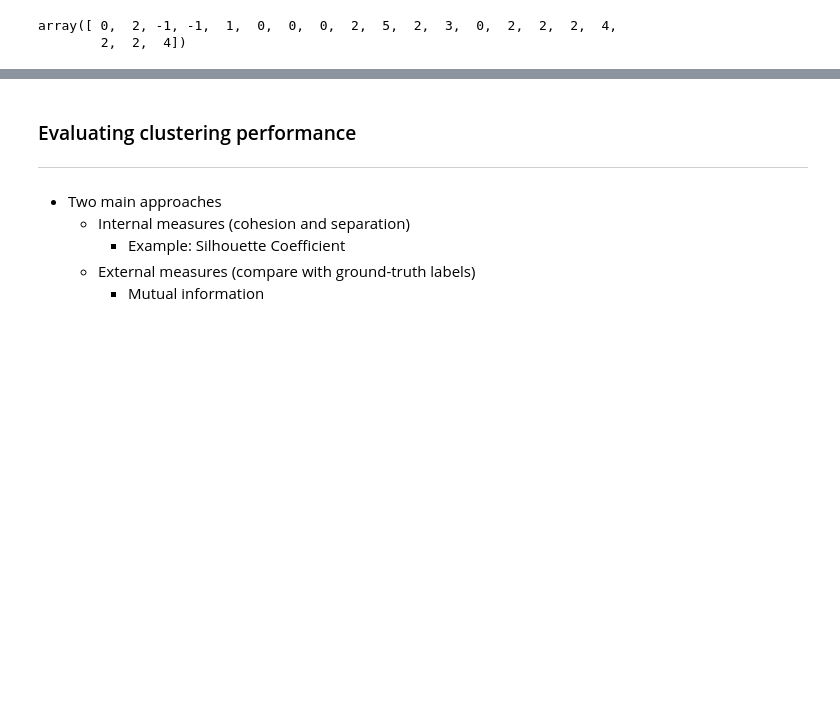
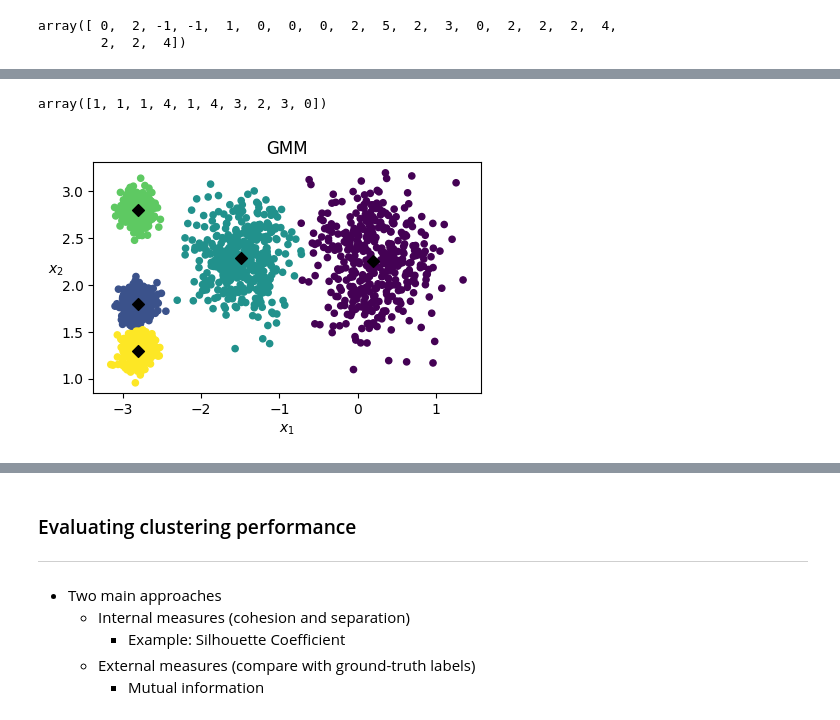
Before and after one commit to farhad-pourkamali/MATH6388, a Jupyter notebook: Lecture6_Clustering.ipynb, the cells around one changed output, grey strips where cells are left out. Saved outputs shown, nothing was run; the diff lists cells and outputs as text; code cells hidden in the pictures; blank space fills up the shorter version.

```diff
--- a/Lecture6_Clustering.ipynb
+++ b/Lecture6_Clustering.ipynb
@@ -472,0 +512,6 @@ array([ 0,  2, -1, -1,  1,  0,  0,  0,  2,  5,  2,  3,  0,  2,  2,  2,  4,
+# %%
+from sklearn.mixture import GaussianMixture
+
+gm = GaussianMixture(n_components=5, n_init=10, random_state=42)
+
+gm.fit(X)
@@ -472,0 +568,17 @@ array([ 0,  2, -1, -1,  1,  0,  0,  0,  2,  5,  2,  3,  0,  2,  2,  2,  4,
+# %%
+gm.predict(X[10:20])
+# %% [output]
+array([1, 1, 1, 4, 1, 4, 3, 2, 3, 0])
+# %%
+y_pred = gm.predict(X)
+centers = gm.means_
+
+plt.rcParams.update({'font.size': 10, "figure.figsize": (5,3)})
+plt.scatter(X[:, 0], X[:, 1], c=y_pred, s=20)
+plt.scatter(centers[:,0], centers[:,1], c='k', marker='D')
+plt.xlabel("$x_1$")
+plt.ylabel("$x_2$", rotation=0)
+plt.title('GMM')
+plt.show()
+# %% [output]
+[figure, added]
```
Also changed, not shown: parts of 17 cells of this notebook.
